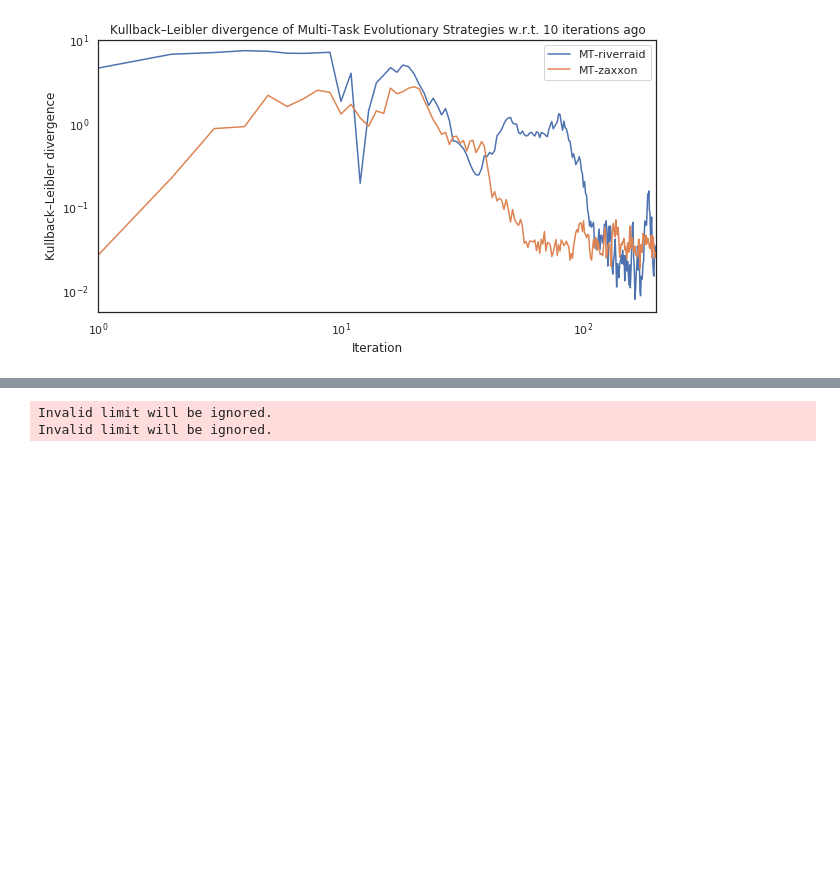
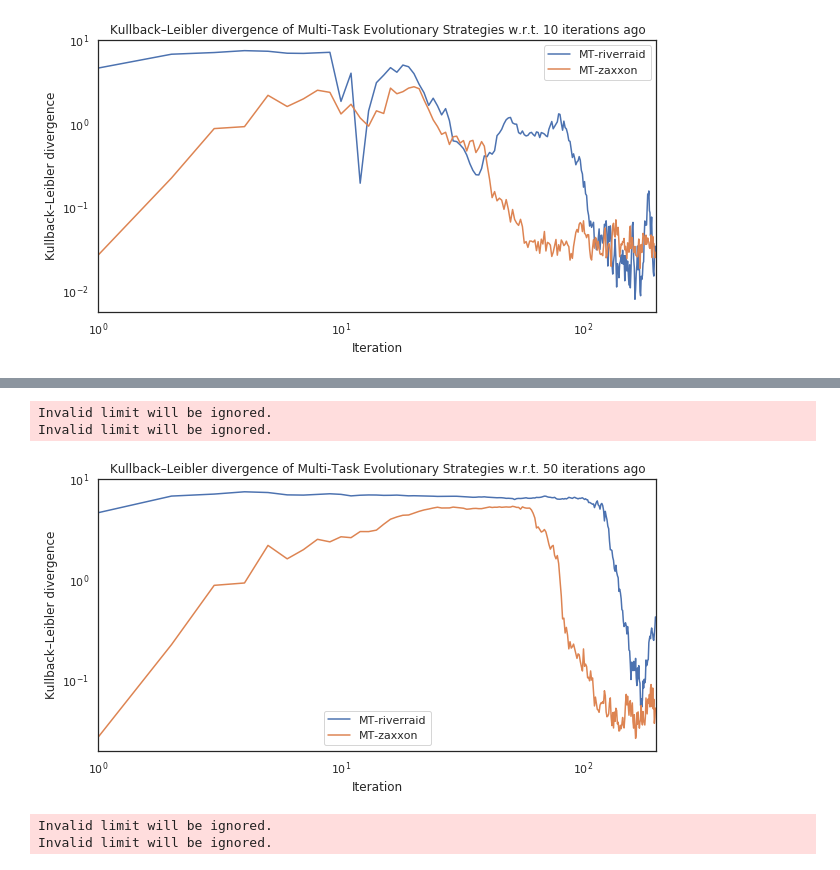
Before and after one commit to deyandyankov/research.mtne, a Jupyter notebook: gpu_implementation/analysis/all_plots.ipynb, the cells around one changed output, grey strips where cells are left out. Drawn from its saved outputs; the diff is of its cells as text; code cells hidden in the pictures; blank space fills up the shorter version.

```diff
--- a/gpu_implementation/analysis/all_plots.ipynb
+++ b/gpu_implementation/analysis/all_plots.ipynb
@@ -273,3 +380,28 @@ Invalid limit will be ignored.
+# %%
+# same as 5) iteration_lag=50
+dkl_from0_0 = pd.DataFrame.from_dict({
+    'MTES_zaxxon': [utils.compute_dkl(experiments['MT'], 0, i, bin_size, epsilon, iteration_lag=50) for i in range(1, iterations)],
+    'MTES_riverraid': [utils.compute_dkl(experiments['MT'], 1, i, bin_size, epsilon, iteration_lag=50) for i in range(1, iterations)]
+})
+
+df = dkl_from0_0.copy()
+df.columns = ['MT-riverraid', 'MT-zaxxon']
+# df['iteration'] = df.index
+# melted = pd.melt(df, id_vars=['iteration'])
+# p = sns.lineplot(x='iteration', y='value', style='variable', color='black', data=melted)
+p = df.plot()
+p.set_title("Kullback–Leibler divergence of Multi-Task Evolutionary Strategies w.r.t. 50 iterations ago")
+p.set_xlabel("Iteration")
+p.set_ylabel("Kullback–Leibler divergence")
+p.set_yscale('log')
+p.set_xscale('log')
+p.set_xlim([0, 200])
+p.set_ylim([0, 10])
+p.get_figure().savefig("figures/plot6_dkl_mtes-50.eps")
+# %% [output]
+Invalid limit will be ignored.
+Invalid limit will be ignored.
+[figure, added]
 # %%
 # 6) same as 5), but y axis is “DKL for iterations (1 vs 0, 2 vs 0, 3 vs 0, ... , 200 vs 0)” (note: also in this case we need 2 plots: one for task 0, one for tasak 1)
 dkl_from0_0 = pd.DataFrame.from_dict({
```
Also changed, not shown: parts of 9 cells of this notebook, 6 other files.
